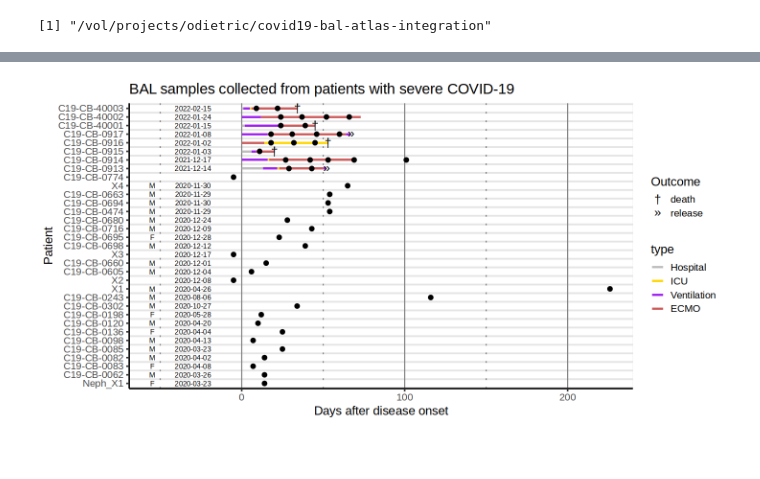
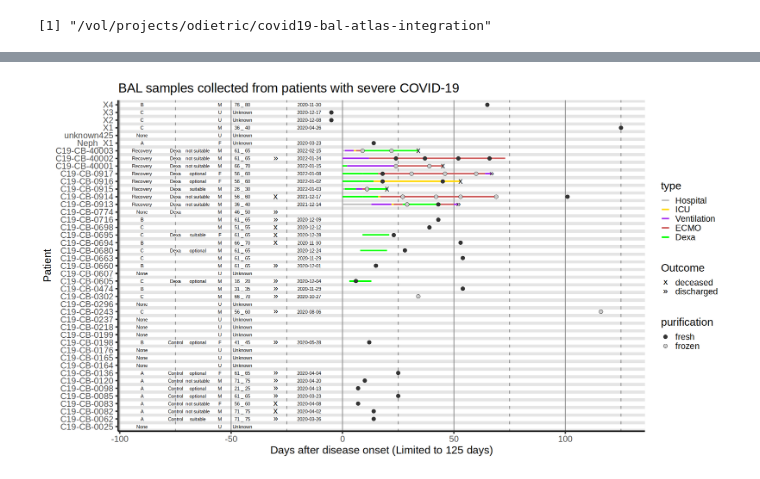
Before and after one commit to saliba-lab/covid19-bal-atlas-integration, a Jupyter notebook: bin/overview_patient-cohort.ipynb, the cells around one changed output, grey strips where cells are left out. Drawn from its saved outputs; the diff is of its cells as text; code cells hidden in the pictures; blank space fills up the shorter version.

Commit message:
Edit patient overview and BCB script to include new metadata.

```diff
--- a/bin/overview_patient-cohort.ipynb
+++ b/bin/overview_patient-cohort.ipynb
@@ -86,0 +123,15 @@ samples$time[is.na(samples$time)] <- -5
+# %%
+# Tidy libraries and samples
+tidy <- libs[, c("libname", "sample", "purification")]
+index <- which(str_detect(tidy$sample, ":"))
+for (i in index) {
+    lib <- tidy$libname[i]
+    x <- tidy$sample[i]
+    y <- tidy$purification[i]
+    x <- str_split(x, ",", simplify=TRUE)[1,]
+    x <- str_split(x, ":", simplify=TRUE)[, 2]
+    df <- data.frame(libname = lib, sample = x, purification = y)
+    tidy <- rbind(tidy, df)
+}
+tidy <- tidy[-index, ]
+samples$purification <- tidy$purification[match(samples$sample, tidy$sample)]
@@ -104,7 +187,12 @@ tl[["ECMO"]] <- data.frame("from" = patients[["ECMO-start"]],
                                "to"   = patients[["ECMO-stop"]],
                                "type" = "ECMO", patient = patients$id
                               )
+tl[["Dexa"]] <- data.frame("from" = patients[["Dexa-start"]],
+                               "to"   = patients[["Dexa-stop"]],
+                               "type" = "Dexa", patient = patients$id
+                              )
 tl <- dplyr::bind_rows(tl)
+unique(tl$type)
 tl$type <- factor(tl$type, unique(tl$type))
 tl <- gather(tl, "order", "time", -type, -patient)
 tl$time <- difftime(tl$time, patients$onset, units='days')
@@ -119,23 +222,45 @@ tl$time <- difftime(tl$time, patients$onset, units='days')
 # %%
+# Set time limit
+time_max <- 125
+index <- which(samples$time > time_max)
+samples$time[index] <- time_max
+
+# Set time limit
+time_max <- 125
+index <- which(tidy$time > time_max)
+tidy$time[index] <- time_max
+tidy$patient <- factor(tidy$patient, patients$id)
+
 # Plot
-options(repr.plot.width=12, repr.plot.height=6)
+options(repr.plot.width=18, repr.plot.height=10)
 samples$patient <- factor(samples$patient, patients$id)
-ggplot(samples, aes(time, patient)) +
-geom_point(size = 1, shape = 21, stroke = 0, fill = "black") +
-geom_text(data = patients, aes(-30, id, label = onset_label),  # Onset date
+ggplot(tidy, aes(time, patient)) +
+geom_point(size = 1, shape = 21, stroke = .1) +
+geom_text(data = patients, aes(-15, id, label = onset_label),  # Onset date
+          size = 3, col = "black") +
+geom_text(data = patients, aes(-45, id, label = age),  # Age
           size = 3, col = "black") +
 geom_line(data = tl, aes(time, patient, col = type, group = patient), linewidth = 1) +
 geom_text(data = patients, aes(-55, id, label = sex), # Sex
            col = "black", size=3) +
 geom_point(data = patients, aes(time, id, shape = outcome), # Outcome
            col = "black", size=5) +
-geom_point(size = 3, shape = 21, stroke = 0, fill = "black") +
+geom_point(data = patients[is.na(patients$endpoint_date),], aes(-30, id, shape = outcome), # Outcome
+           col = "black", size=5) +
+geom_text(data = patients, aes(-75, id, label = Dexa_group), # Dexa
+           col = "black", size=3) +
+geom_text(data = patients, aes(-65, id, label = Dexa_category_str), # Dexa category
+           col = "black", size=3) +
+geom_text(data = patients, aes(-90, id, label = cohort), # Cohort
+           col = "black", size=3) +
+geom_point(aes(fill = purification), size = 3, shape = 21, stroke = .25) +
 scale_shape_manual(values = shape$endpoint) +
 scale_color_manual(values=cols$type) +
-labs(x = "Days after disease onset", y = "Patient",
+scale_fill_manual(values = cols$purification) +
+labs(x = paste("Days after disease onset", "(Limited to", time_max, "days)"), y = "Patient",
     title = "BAL samples collected from patients with severe COVID-19") +
-ggplot2::theme_classic(15) +
-    ggplot2::theme(
+theme_classic(20) +
+    theme(
       strip.text.y = ggplot2::element_text(angle = 0),
       panel.background = ggplot2::element_rect(fill = "grey90"),
       panel.grid.major.y = ggplot2::element_line(color = "white", size = 3),
@@ -144,5 +269,5 @@ ggplot2::theme_classic(15) +
     ) +
 guides(shape = guide_legend(title = "Outcome"))
 fn <- paste0(plot_dir, "sample-overview.png")
-ggsave(fn, width=12, height=6, bg="white")
+ggsave(fn, width=18, height=9, bg="white")
 # %% [output]
@@ -169 +291 @@ Warning message:
-[figure, old version]
+[figure, new version]
```
Also changed, not shown: parts of 13 cells of this notebook.
